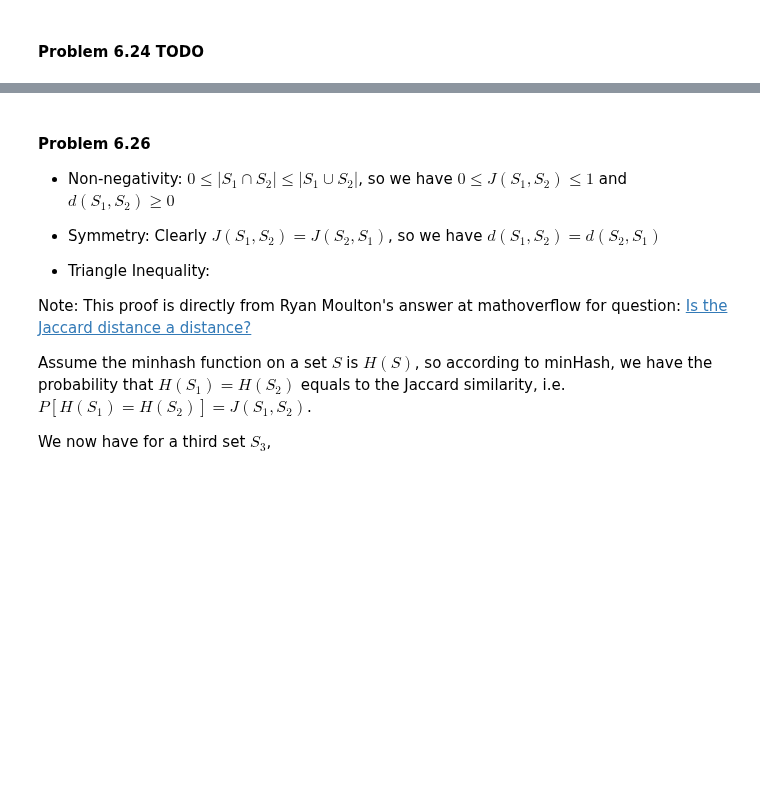
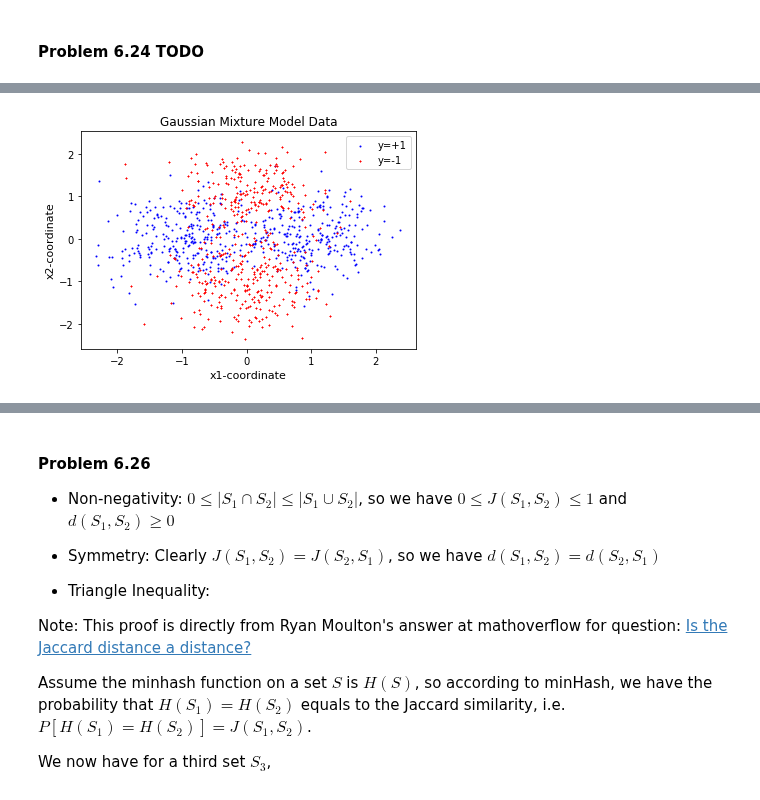
Before and after one commit to niuers/Learning-From-Data-A-Short-Course, a Jupyter notebook: Solutions to Chapter 6 Exercises and Problems.ipynb, the cells around one changed output, grey strips where cells are left out. Cells and saved outputs as stored; diff of their text form; code cells hidden in the pictures; blank space fills up the shorter version.

```diff
--- a/Solutions to Chapter 6 Exercises and Problems.ipynb
+++ b/Solutions to Chapter 6 Exercises and Problems.ipynb
@@ -1552,0 +1716,4 @@ f &= \text{sign}\left(\sum^k_{j=1}p_j\mathcal{N}(\mu_j;\Sigma_j)\pi_j - \sum^k_{
+# %%
+df0 = generate_data_613(N, do_plot=True, var = 0.3)
+# %% [output]
+[figure, added]
```
Also changed, not shown: parts of 18 cells of this notebook, 2 other files.
